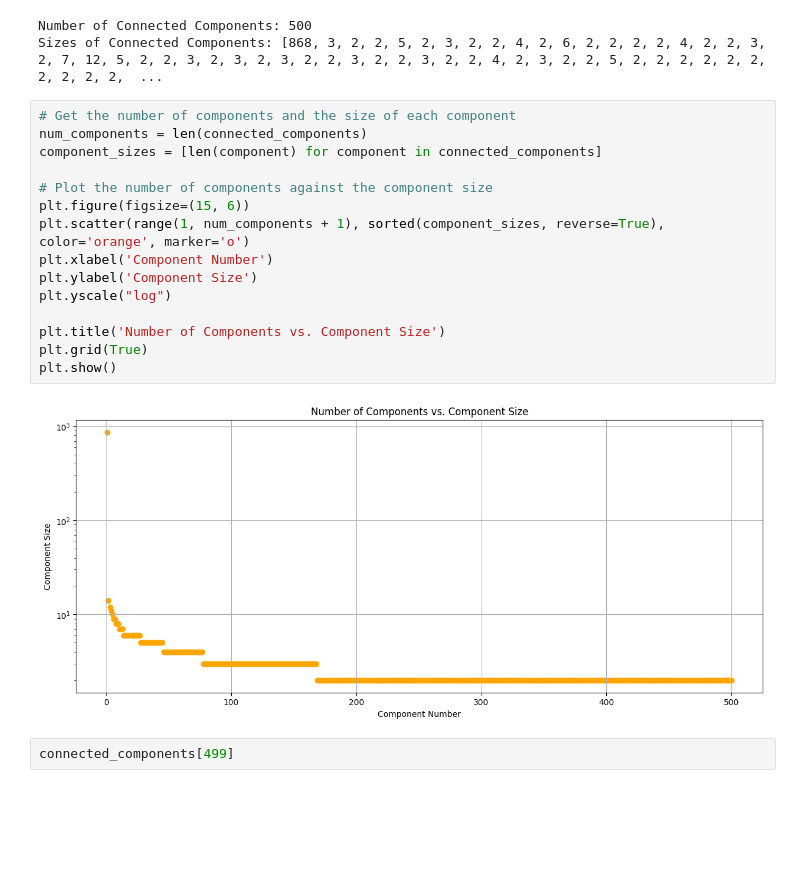
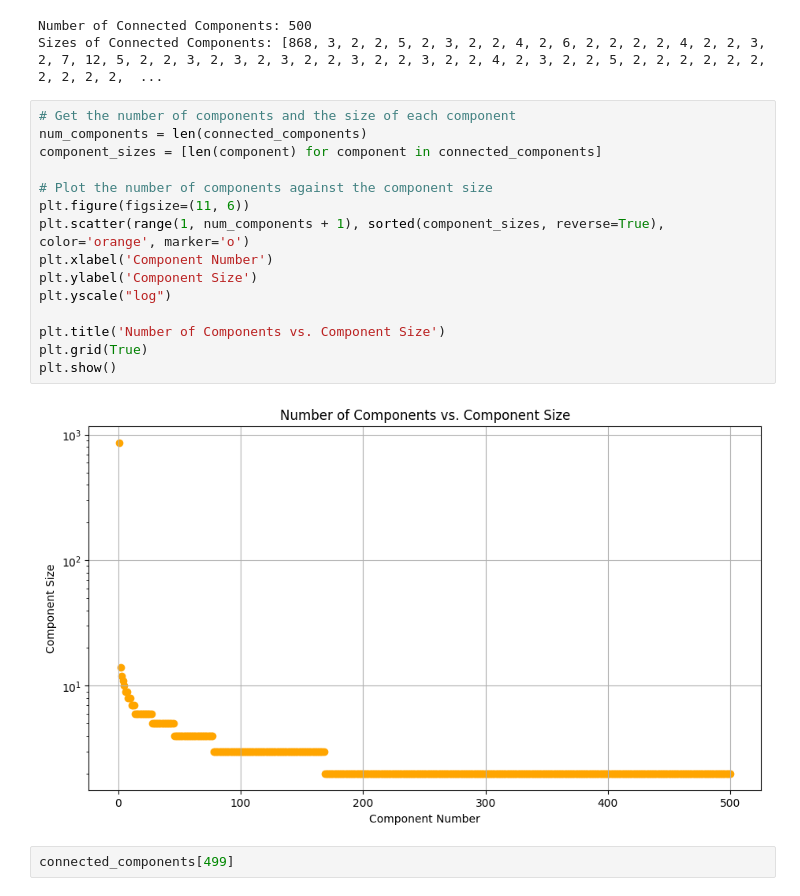
Before and after one commit to riccardotenuta/network_science, a Jupyter notebook: network_science_project.ipynb, the cells around one changed output. Cells and saved outputs as stored; diff of their text form; blank space fills up the shorter version.

```diff
--- a/network_science_project.ipynb
+++ b/network_science_project.ipynb
@@ -450,20 +456,20 @@ Sizes of Connected Components: [868, 3, 2, 2, 5, 2, 3, 2, 2, 4, 2, 6, 2, 2, 2, 2
 # %%
 # Get the number of components and the size of each component
 num_components = len(connected_components)
 component_sizes = [len(component) for component in connected_components]
 
 # Plot the number of components against the component size
-plt.figure(figsize=(15, 6))
+plt.figure(figsize=(11, 6))
 plt.scatter(range(1, num_components + 1), sorted(component_sizes, reverse=True), color='orange', marker='o')
 plt.xlabel('Component Number')
 plt.ylabel('Component Size')
 plt.yscale("log")
 
 plt.title('Number of Components vs. Component Size')
 plt.grid(True)
 plt.show()
 # %% [output]
-[figure, old version]
+[figure, new version]
 # %%
 connected_components[499]
 # %% [output]
```
Also changed, not shown: parts of 17 cells of this notebook.
